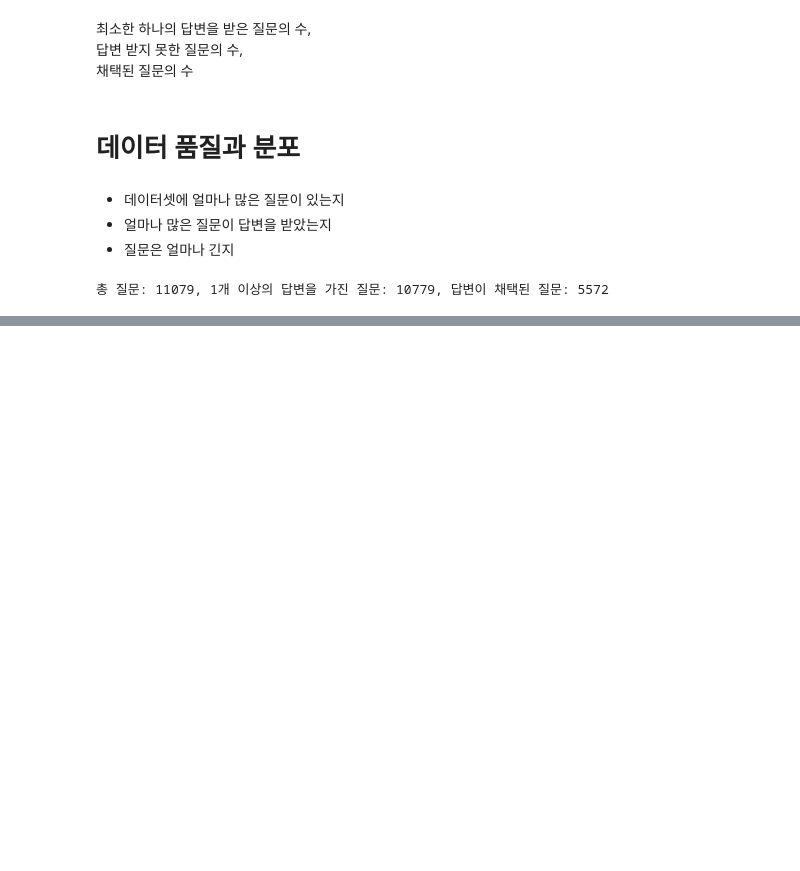
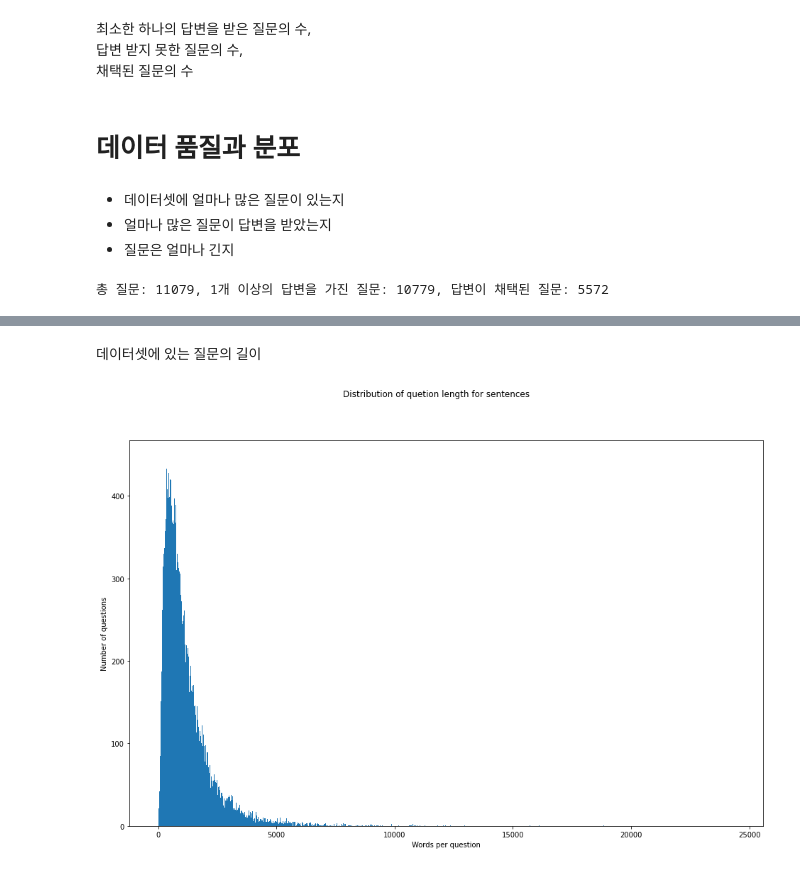
Before and after one commit to HyeonGeunY/ml-powered-app, a Jupyter notebook: notebooks/dataset_exploration.ipynb, the cells around one changed output, grey strips where cells are left out. Drawn from its saved outputs; the diff is of its cells as text; code cells hidden in the pictures; blank space fills up the shorter version.

```diff
--- a/notebooks/dataset_exploration.ipynb
+++ b/notebooks/dataset_exploration.ipynb
@@ -173,0 +183,10 @@ print(f"총 질문: {len_}, 1개 이상의 답변을 가진 질문: {len(receive
+# %% [markdown]
+데이터셋에 있는 질문의 길이
+# %%
+fig = plt.figure(figsize=(16,10))
+fig.suptitle("Distribution of quetion length for sentences")
+plt.xlabel("Words per question")
+plt.ylabel("Number of questions")
+q_len = plt.hist(df["text_len"], bins=2000, log=False)
+# %% [output]
+[figure, added]
```
Also changed, not shown: parts of 13 cells of this notebook, 4 other files.
